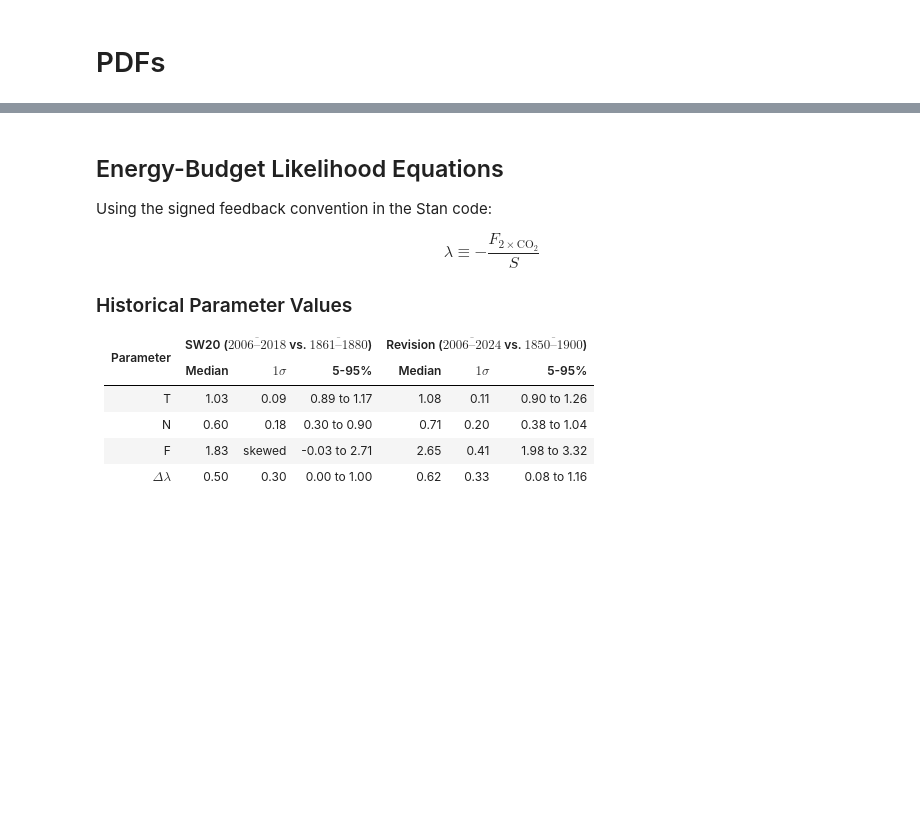
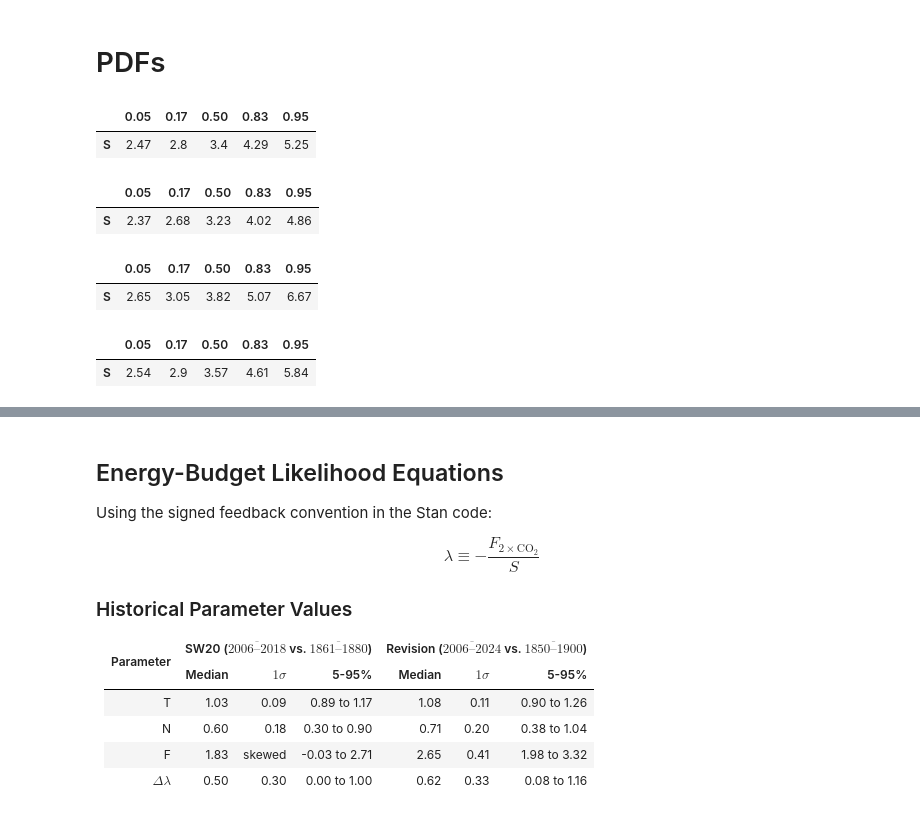
Before and after one commit to vtcooper/bayecs, a Jupyter notebook: Cooper_baselines.ipynb, the cells around one changed output, grey strips where cells are left out. Drawn from its saved outputs; the diff is of its cells as text; code cells hidden in the pictures; blank space fills up the shorter version.

```diff
--- a/Cooper_baselines.ipynb
+++ b/Cooper_baselines.ipynb
@@ -2337,6 +2336,39 @@ plt.show()
 [figure]
 # %% [markdown]
 # PDFs
+# %%
+vars_show = [
+    "S"]#, "l", "dlambda", "dlambda_LGM", "dlambda_plio",
+    # "T_LGM", "T_plio", "F_other_LGM", "F_plio_nonGHG",
+# ]
+
+coopREV_Nresid_fit_UL.draws_pd(vars=vars_show).quantile(
+    [0.05, 0.17, 0.50, 0.83, 0.95]
+).T.round(2)
+# %% [output]
+|  | 0.05 | 0.17 | 0.50 | 0.83 | 0.95 |
+| S | 2.47 | 2.8 | 3.4 | 4.29 | 5.25 |
+# %%
+coopREV_fit_UL.draws_pd(vars=vars_show).quantile(
+    [0.05, 0.17, 0.50, 0.83, 0.95]
+).T.round(2)
+# %% [output]
+|  | 0.05 | 0.17 | 0.50 | 0.83 | 0.95 |
+| S | 2.37 | 2.68 | 3.23 | 4.02 | 4.86 |
+# %%
+coopREV_Nresid_fit_US.draws_pd(vars=vars_show).quantile(
+    [0.05, 0.17, 0.50, 0.83, 0.95]
+).T.round(2)
+# %% [output]
+|  | 0.05 | 0.17 | 0.50 | 0.83 | 0.95 |
+| S | 2.65 | 3.05 | 3.82 | 5.07 | 6.67 |
+# %%
+coopREV_fit_US.draws_pd(vars=vars_show).quantile(
+    [0.05, 0.17, 0.50, 0.83, 0.95]
+).T.round(2)
+# %% [output]
+|  | 0.05 | 0.17 | 0.50 | 0.83 | 0.95 |
+| S | 2.54 | 2.9 | 3.57 | 4.61 | 5.84 |
 # %%
 S_grid = np.linspace(0.5, 8, 500)
 
```
Also changed, not shown: parts of 18 cells of this notebook.
